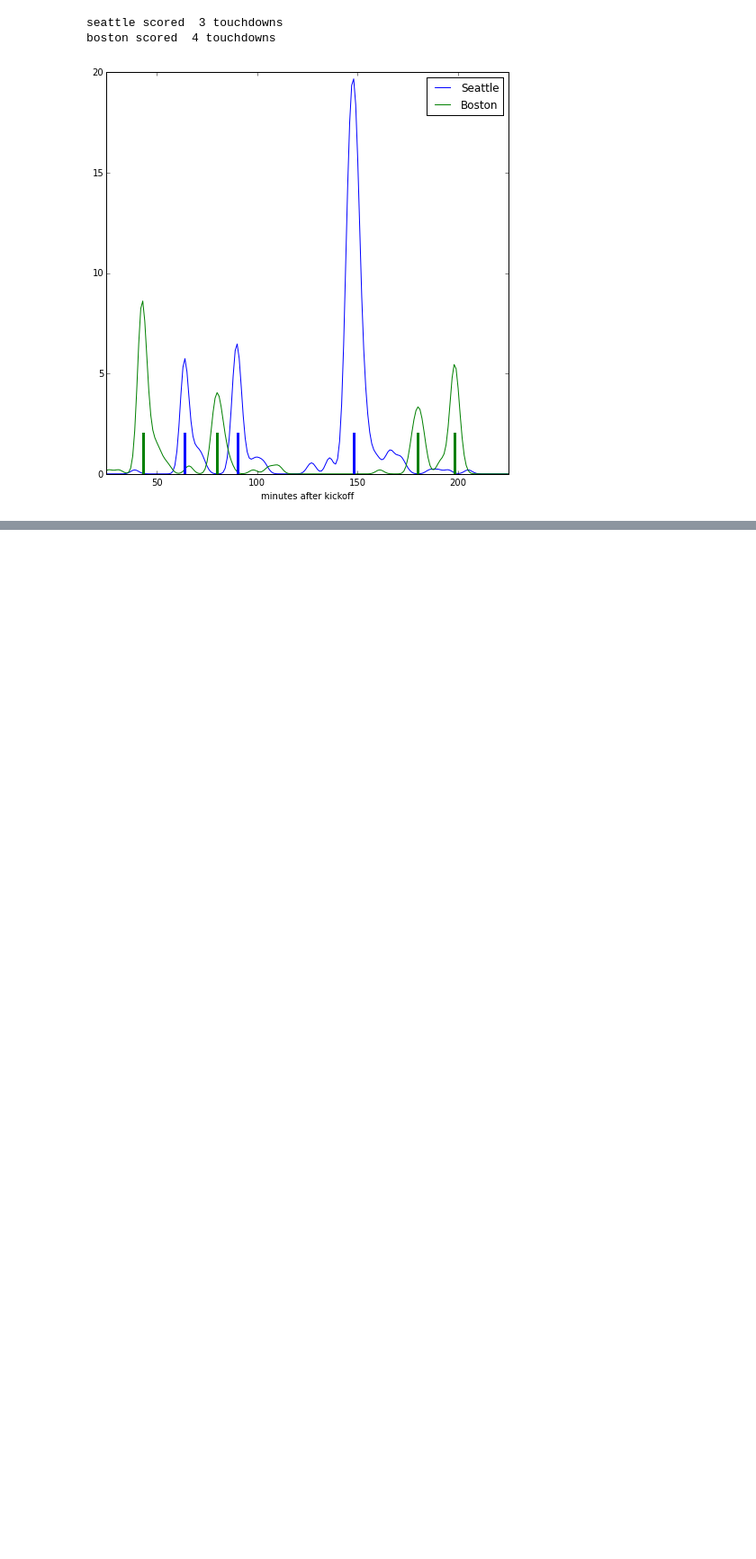
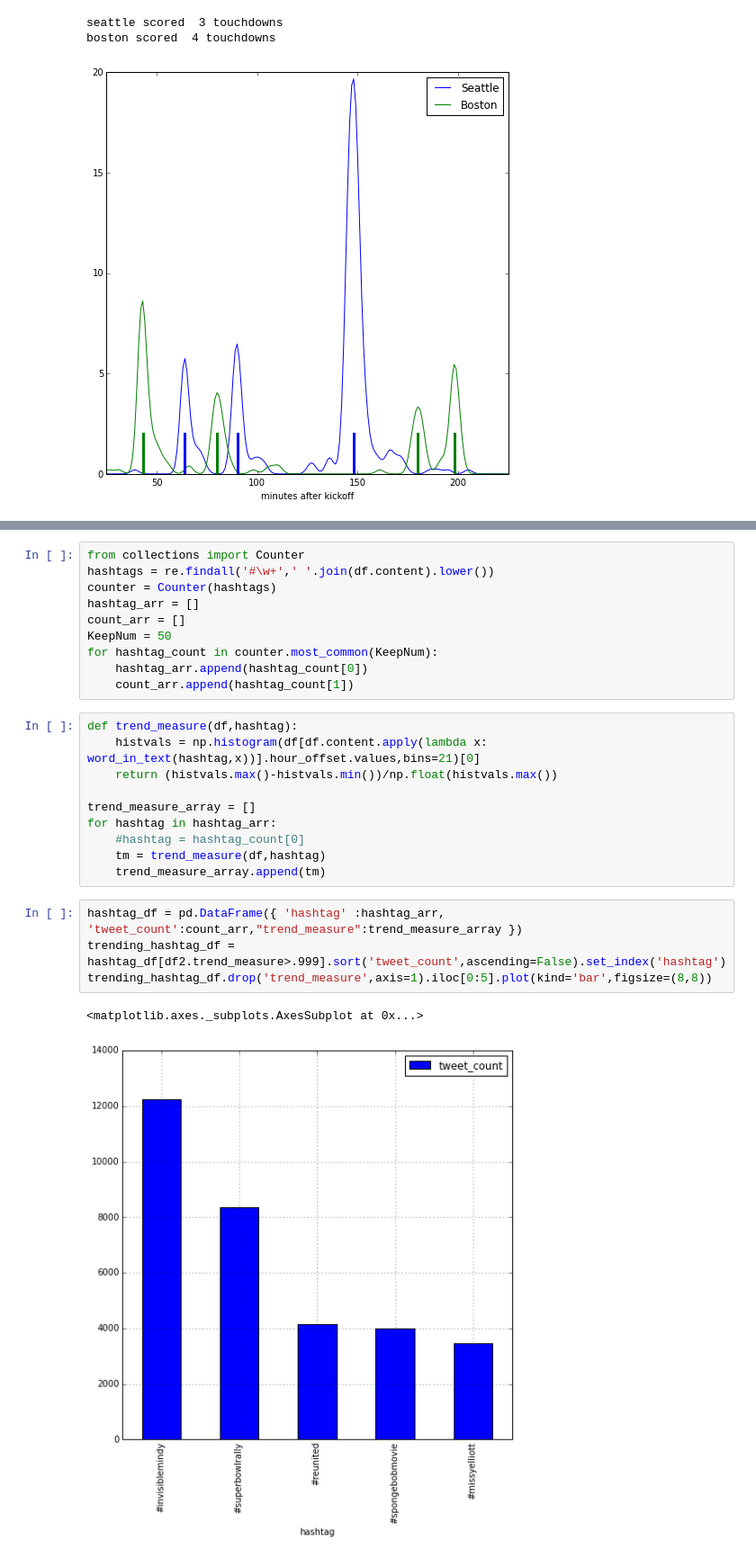
Before and after one commit to vybhavk/superbowl_tweets, a Jupyter notebook: superbowl_tweets.ipynb, the cells around one changed output, grey strips where cells are left out. Shown at 90% size. Saved outputs shown, nothing was run; the diff lists cells and outputs as text; blank space fills up the shorter version.

Commit message:
added hashtag trend finding

```diff
--- a/superbowl_tweets.ipynb
+++ b/superbowl_tweets.ipynb
@@ -97,0 +100,27 @@ boston scored  4 touchdowns
+# %%
+from collections import Counter
+hashtags = re.findall('#\w+',' '.join(df.content).lower())
+counter = Counter(hashtags)
+hashtag_arr = []
+count_arr = []
+KeepNum = 50
+for hashtag_count in counter.most_common(KeepNum):
+    hashtag_arr.append(hashtag_count[0])
+    count_arr.append(hashtag_count[1])
+# %%
+def trend_measure(df,hashtag):
+    histvals = np.histogram(df[df.content.apply(lambda x: word_in_text(hashtag,x))].hour_offset.values,bins=21)[0]
+    return (histvals.max()-histvals.min())/np.float(histvals.max())
+
+trend_measure_array = []
+for hashtag in hashtag_arr:
+    #hashtag = hashtag_count[0]
+    tm = trend_measure(df,hashtag)
+    trend_measure_array.append(tm)
+# %%
+hashtag_df = pd.DataFrame({ 'hashtag' :hashtag_arr, 'tweet_count':count_arr,"trend_measure":trend_measure_array })
+trending_hashtag_df = hashtag_df[df2.trend_measure>.999].sort('tweet_count',ascending=False).set_index('hashtag')
+trending_hashtag_df.drop('trend_measure',axis=1).iloc[0:5].plot(kind='bar',figsize=(8,8))
+# %% [output]
+<matplotlib.axes._subplots.AxesSubplot at 0x...>
+[figure, added]
```
Also changed, not shown: parts of 2 cells of this notebook, 4 other files.
